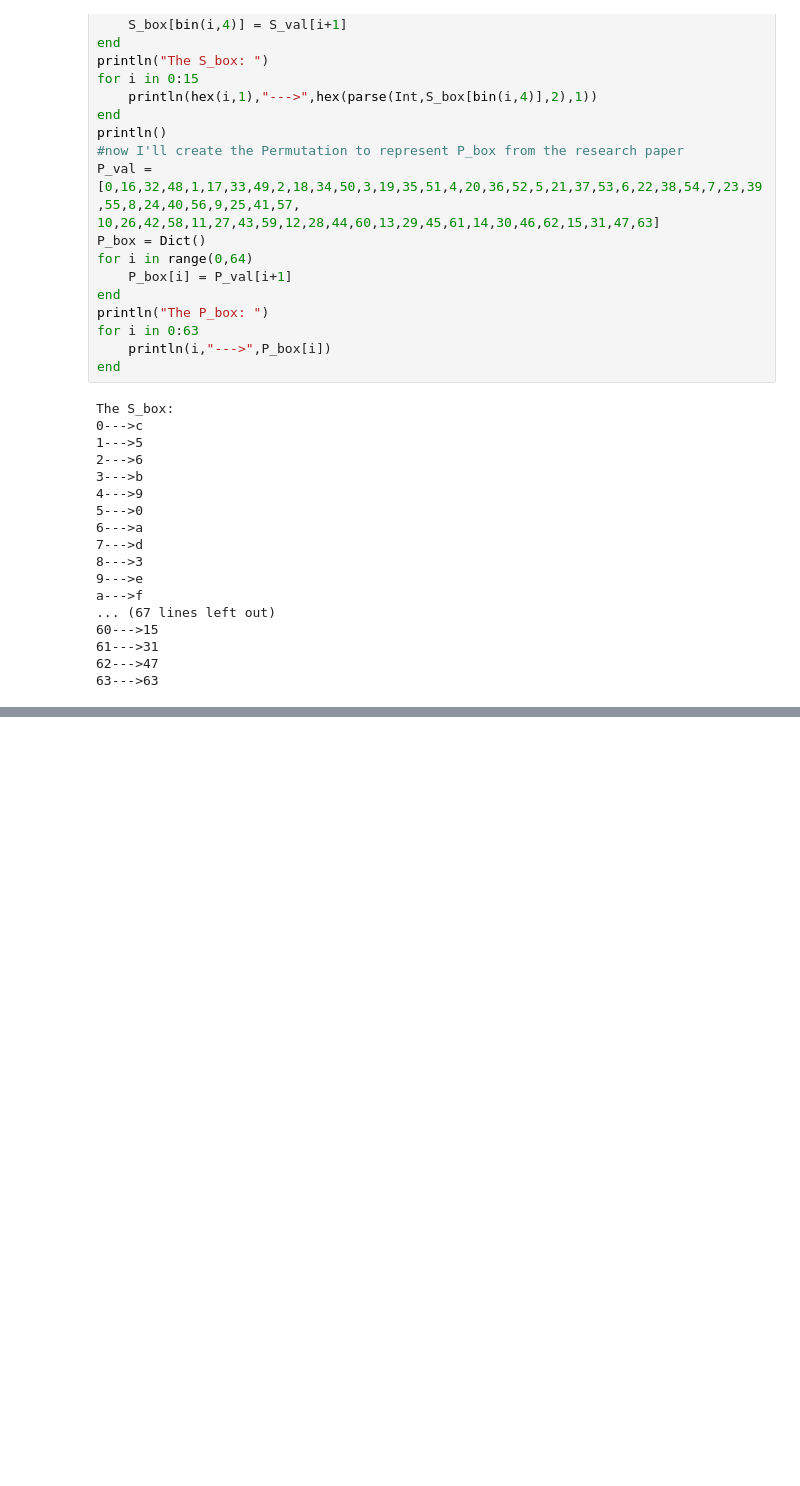
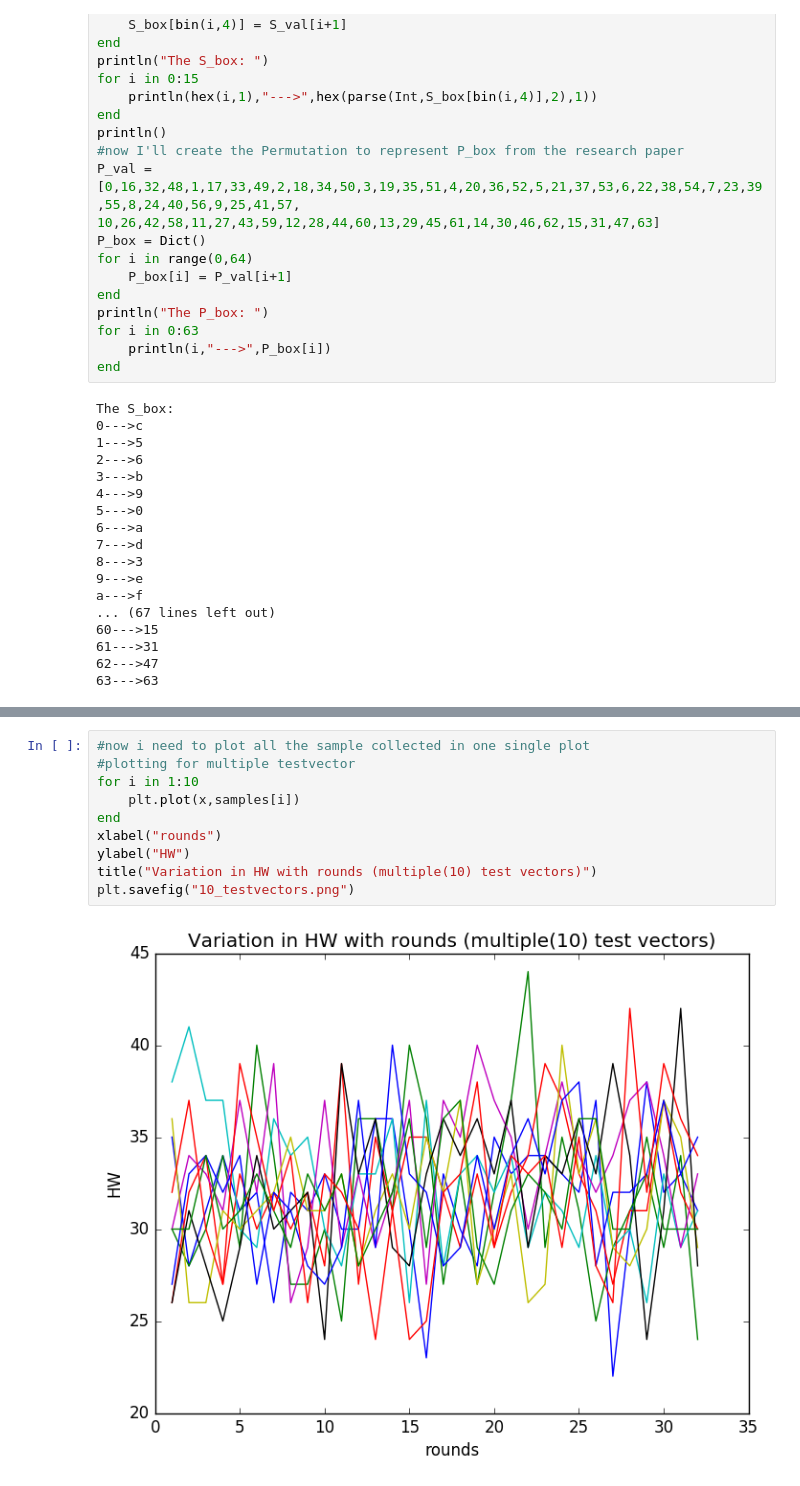
Before and after one commit to udion/SCA, a Jupyter notebook: PRESENT_cipher.ipynb, the cells around one changed output, grey strips where cells are left out. Drawn from its saved outputs; the diff is of its cells as text; blank space fills up the shorter version.

```diff
--- a/PRESENT_cipher.ipynb
+++ b/PRESENT_cipher.ipynb
@@ -184,0 +268,12 @@ hex(1234354464677543,1)
+# %%
+#now i need to plot all the sample collected in one single plot
+#plotting for multiple testvector
+for i in 1:10
+    plt.plot(x,samples[i])
+end
+xlabel("rounds")
+ylabel("HW")
+title("Variation in HW with rounds (multiple(10) test vectors)")
+plt.savefig("10_testvectors.png")
+# %% [output]
+[figure, added]
```
Also changed, not shown: parts of 15 cells of this notebook.
